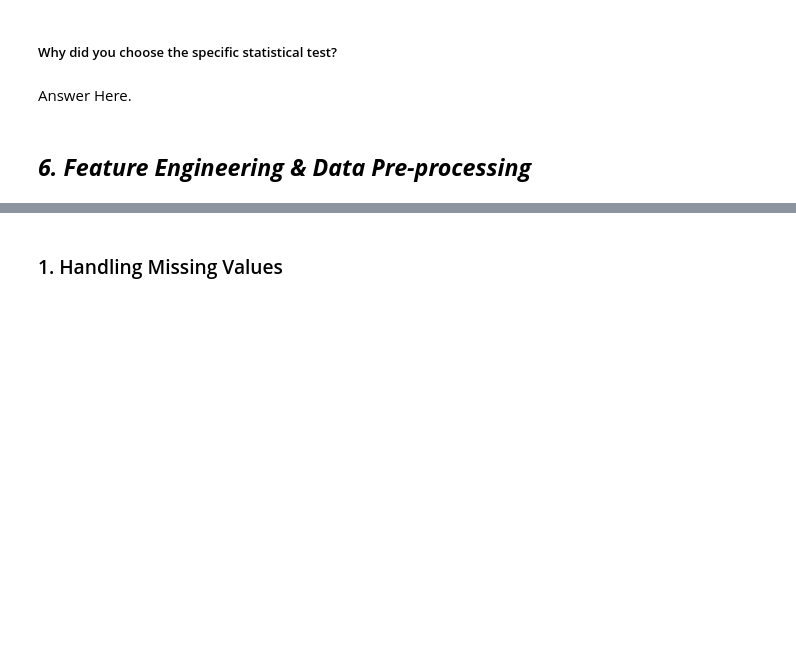
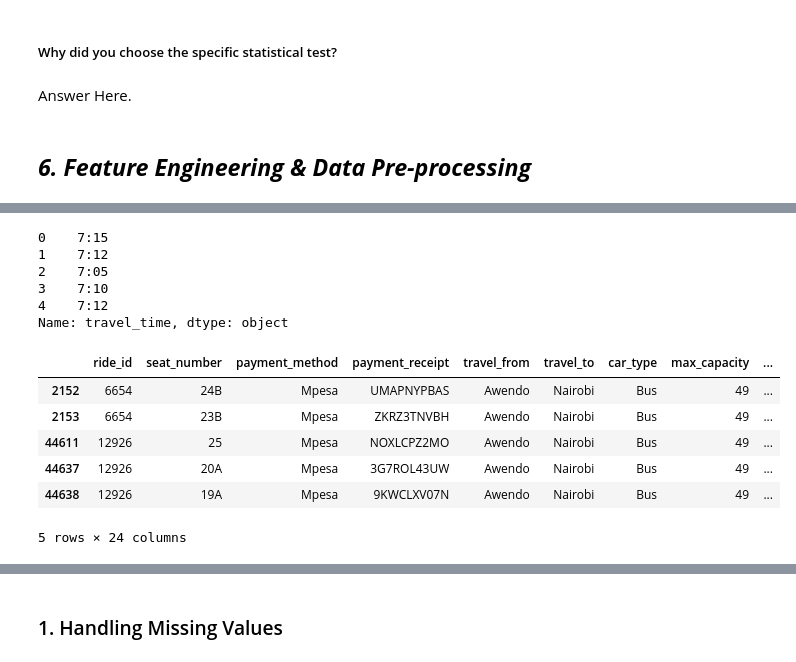
Before and after one commit to maxashoka3/Transport-Demand-Prediction, a Jupyter notebook: Transport_Demand_Prediction.ipynb, the cells around one changed output, grey strips where cells are left out. Cells and saved outputs as stored; diff of their text form; code cells hidden in the pictures; blank space fills up the shorter version.

```diff
--- a/Transport_Demand_Prediction.ipynb
+++ b/Transport_Demand_Prediction.ipynb
@@ -1312,0 +1317,51 @@ Answer Here.
+# %%
+df['travel_time'].head()
+# %% [output]
+0    7:15
+1    7:12
+2    7:05
+3    7:10
+4    7:12
+Name: travel_time, dtype: object
+# %%
+df['travel_date_and_time'] = df['travel_date'] + " " + df['travel_time']
+df['travel_date_and_time'] = pd.to_datetime(df['travel_date_and_time'])
+df.drop(['travel_date', 'travel_time'], inplace= True, axis= 1)
+# %%
+# Manipulate Features to minimize feature correlation and create new features
+df['travel_year']= df['travel_date_and_time'].dt.year
+df['travel_month']= df['travel_date_and_time'].dt.month
+df['travel_year_quarter']= df['travel_date_and_time'].dt.quarter
+df['travel_day_of_year']= df['travel_date_and_time'].dt.dayofyear
+df['travel_day_of_month']= df['travel_date_and_time'].dt.day
+df['travel_day_of_week']= df['travel_date_and_time'].dt.dayofweek
+df['travel_is_in_weekend']= df['travel_day_of_week'].apply(lambda d: 1 if d in [5,6] else 0)
+df['travel_hour']= df['travel_date_and_time'].dt.hour
+# %%
+def calculate_next_and_previous_timings(tmp_df):
+  tmp_df.sort_values(['travel_from', 'travel_date_and_time'], inplace= True)
+  tmp_df['delay_btw_initial_to_next_and_previous_bus'] = (tmp_df.groupby(['travel_from']).travel_date_and_time.shift(-1) - tmp_df.groupby(['travel_from']).travel_date_and_time.shift(1)).dt.total_seconds()/3600
+  tmp_df['delay_btw_1bus_and_next_bus'] = (tmp_df.travel_date_and_time - tmp_df.groupby(['travel_from']).travel_date_and_time.shift(-1)).dt.total_seconds()/3600
+  tmp_df['delay_btw_1bus_and_previous_bus'] = (tmp_df.travel_date_and_time - tmp_df.groupby(['travel_from']).travel_date_and_time.shift(1)).dt.total_seconds()/3600
+  tmp_df['delay_btw_2bus_and_next_bus'] = (tmp_df.travel_date_and_time - tmp_df.groupby(['travel_from']).travel_date_and_time.shift(-2)).dt.total_seconds()/3600
+  tmp_df['delay_btw_2bus_and_previous_bus'] = (tmp_df.travel_date_and_time - tmp_df.groupby(['travel_from']).travel_date_and_time.shift(2)).dt.total_seconds()/3600
+  tmp_df['delay_btw_3bus_and_next_bus'] = (tmp_df.travel_date_and_time - tmp_df.groupby(['travel_from']).travel_date_and_time.shift(-3)).dt.total_seconds()/3600
+  tmp_df['delay_btw_3bus_and_previous_bus'] = (tmp_df.travel_date_and_time - tmp_df.groupby(['travel_from']).travel_date_and_time.shift(3)).dt.total_seconds()/3600
+  new_col = ['delay_btw_initial_to_next_and_previous_bus', 'delay_btw_1bus_and_next_bus', 'delay_btw_1bus_and_previous_bus', 'delay_btw_2bus_and_next_bus', 'delay_btw_2bus_and_previous_bus', 'delay_btw_3bus_and_next_bus','delay_btw_3bus_and_previous_bus']
+  tmp_df[new_col] = tmp_df.groupby(['travel_from'])[new_col].fillna(method = 'ffill')
+  tmp_df[new_col] = tmp_df.groupby(['travel_from'])[new_col].fillna(method = 'backfill')
+
+  return tmp_df
+# %%
+
+trans_df = calculate_next_and_previous_timings(df)
+# %%
+trans_df.head()
+# %% [output]
+|  | ride_id | seat_number | payment_method | payment_receipt | travel_from | travel_to | car_type | max_capacity | ... |
+| 2152 | 6654 | 24B | Mpesa | UMAPNYPBAS | Awendo | Nairobi | Bus | 49 | ... |
+| 2153 | 6654 | 23B | Mpesa | ZKRZ3TNVBH | Awendo | Nairobi | Bus | 49 | ... |
+| 44611 | 12926 | 25 | Mpesa | NOXLCPZ2MO | Awendo | Nairobi | Bus | 49 | ... |
+| 44637 | 12926 | 20A | Mpesa | 3G7ROL43UW | Awendo | Nairobi | Bus | 49 | ... |
+| 44638 | 12926 | 19A | Mpesa | 9KWCLXV07N | Awendo | Nairobi | Bus | 49 | ... |
+5 rows × 24 columns
```
Also changed, not shown: parts of 54 cells of this notebook.
